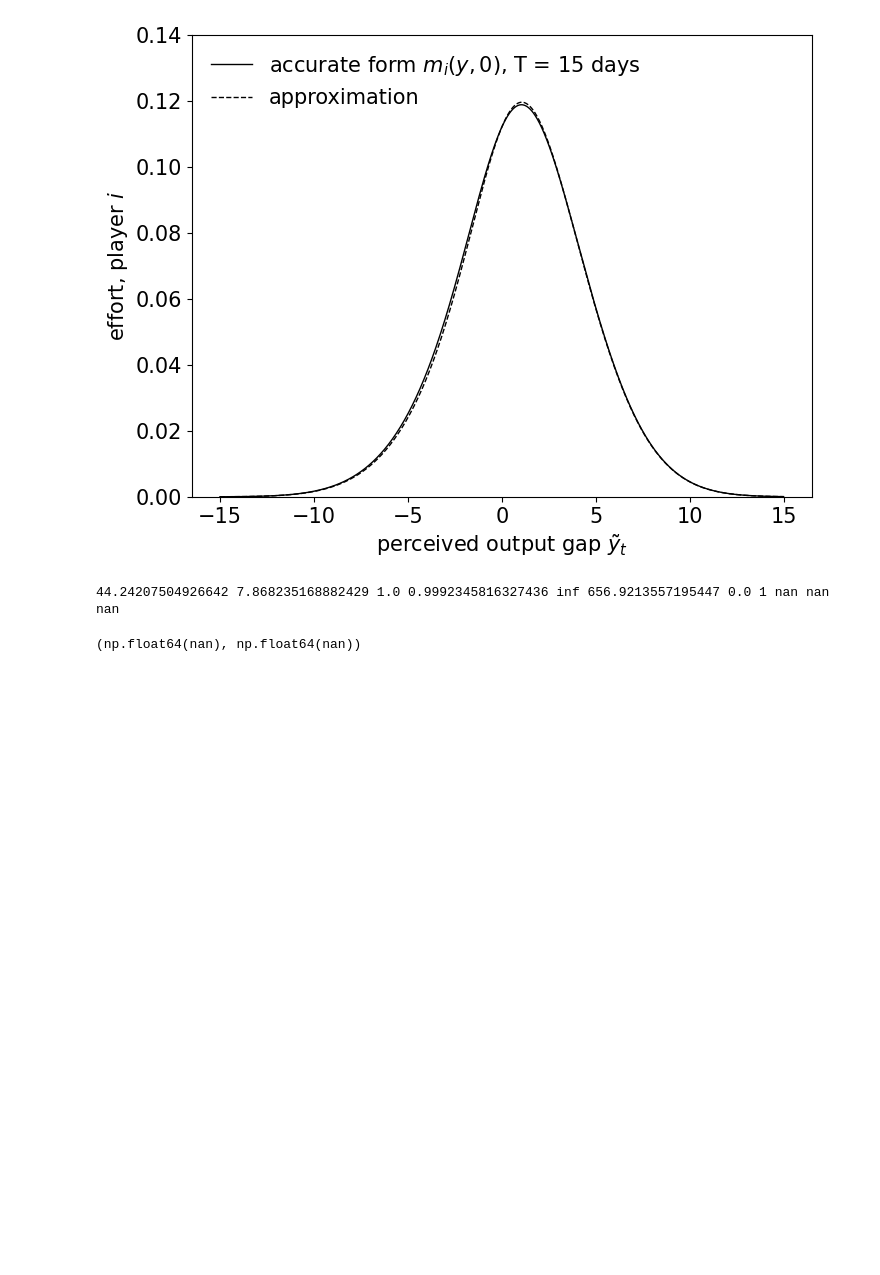
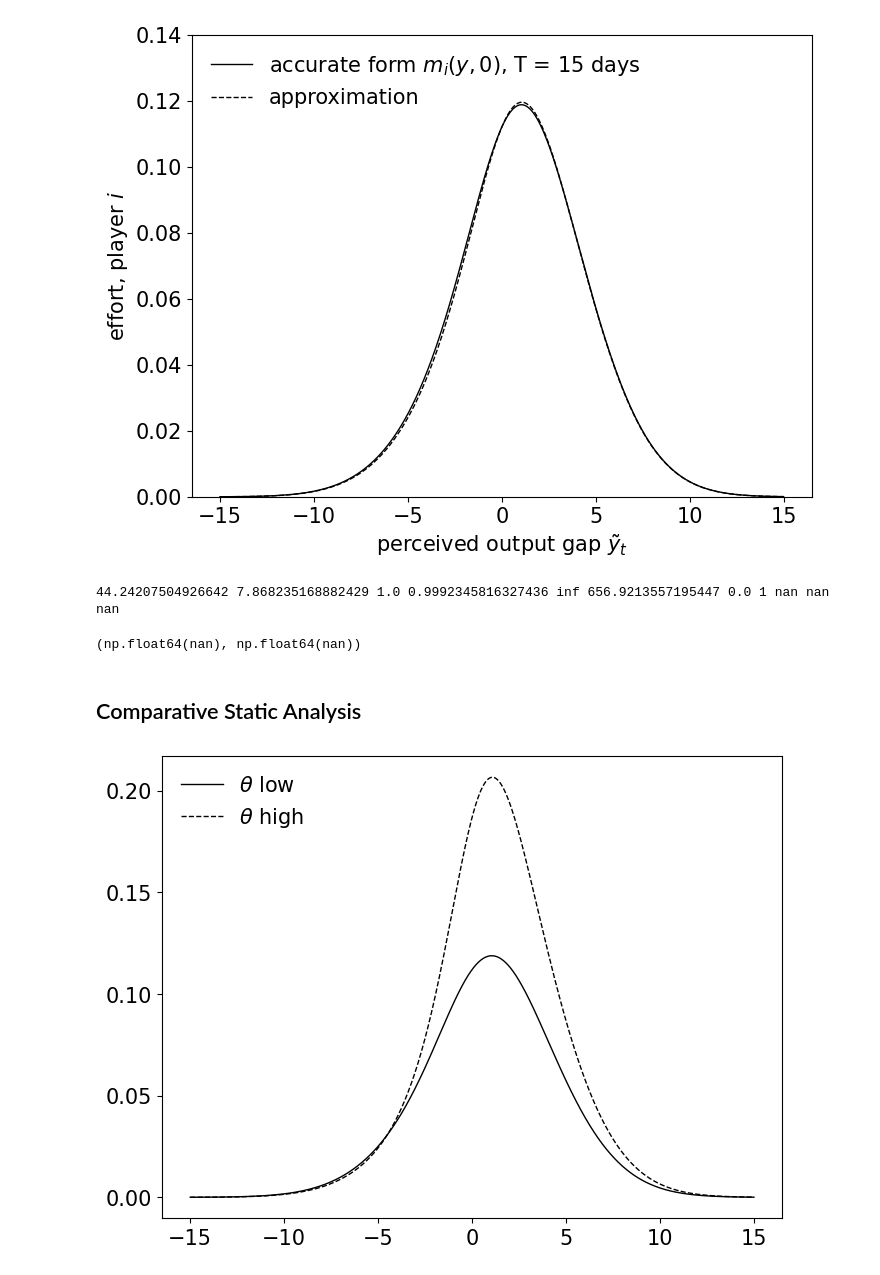
Before and after one commit to zhuanglinsheng/kaggle-contest-design, a Jupyter notebook: ryvkin/ryvkin_model_test.ipynb, the cells around one changed output. Drawn from its saved outputs; the diff is of its cells as text; code cells hidden in the pictures; blank space fills up the shorter version.

```diff
--- a/ryvkin/ryvkin_model_test.ipynb
+++ b/ryvkin/ryvkin_model_test.ipynb
@@ -133,3 +153,25 @@ qi, qj
 # %% [output]
 44.24207504926642 7.868235168882429 1.0 0.9992345816327436 inf 656.9213557195447 0.0 1 nan nan nan
 (np.float64(nan), np.float64(nan))
+# %% [markdown]
+## Comparative Static Analysis
+# %%
+equilibrium_graph_theta_1, _ = \
+		get_equilibrium_graph(contest_timegrids, state_space_y, end_time,
+				param_theta=1, param_ci=1, param_cj=1, param_sigma=1)
+equilibrium_graph_theta_2, _ = \
+		get_equilibrium_graph(contest_timegrids, state_space_y, end_time,
+				param_theta=1.5, param_ci=1, param_cj=1, param_sigma=1)
+
+plt.rcParams.update({'font.size': 15})
+plt.figure(figsize=(8, 6))
+plt.plot(state_space_y, equilibrium_graph_theta_1[0, :, 0],
+		label=fr'$\theta$ low',
+		linewidth=1, color = 'black', linestyle='solid')
+plt.plot(state_space_y, equilibrium_graph_theta_2[0, :, 0],
+		label=fr'$\theta$ high',
+		linewidth=1, color = 'black', linestyle='dashed')
+plt.legend(frameon=False, loc='upper left')
+plt.show()
+# %% [output]
+[figure, added]
```
Also changed, not shown: parts of 7 cells of this notebook, 4 other files.
